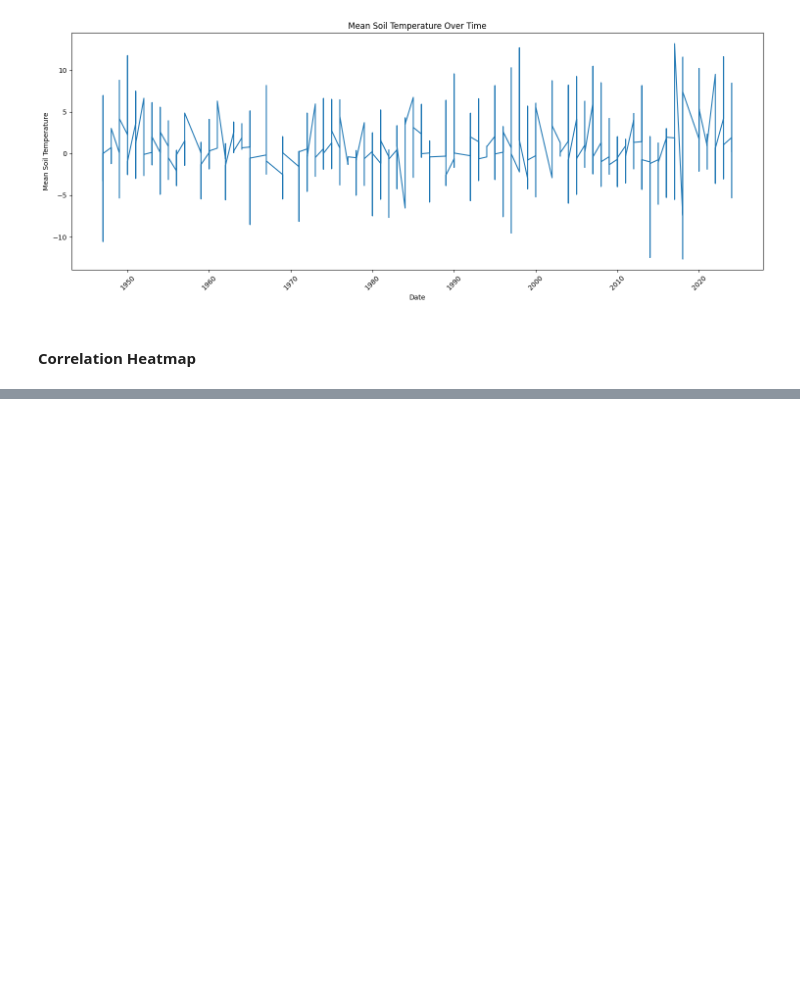
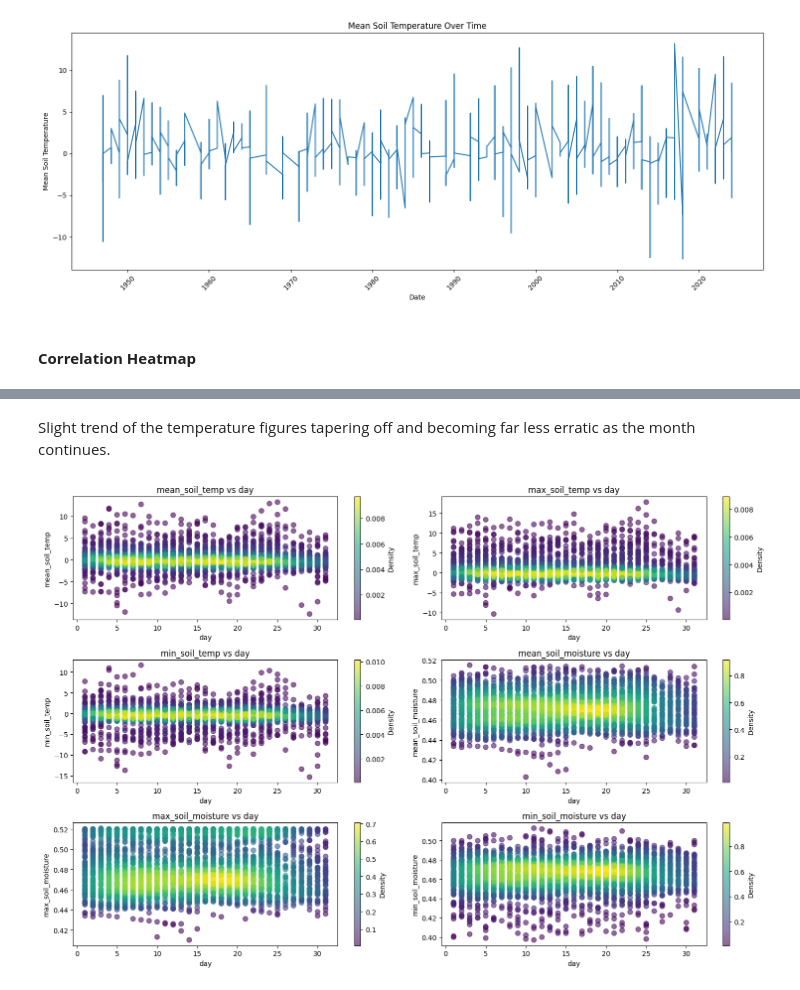
Before and after one commit to FranThe3rd/Spring-Predictor-ML, a Jupyter notebook: SpringPredictor.ipynb, the cells around one changed output, grey strips where cells are left out. Drawn from its saved outputs; the diff is of its cells as text; code cells hidden in the pictures; blank space fills up the shorter version.

```diff
--- a/SpringPredictor.ipynb
+++ b/SpringPredictor.ipynb
@@ -212,0 +222,27 @@ train_set, test_set = split_data()
+# %% [markdown]
+Slight trend of the temperature figures tapering off and becoming far less erratic as the month continues.
+# %%
+import matplotlib.pyplot as plt
+from scipy.stats import gaussian_kde
+
+mean_features = ["mean_soil_temp", "max_soil_temp", "min_soil_temp", "mean_soil_moisture", "max_soil_moisture", "min_soil_moisture"]
+plt.figure(figsize=(15, 10))
+for i, feature in enumerate(mean_features):
+    plt.subplot(3, 2, i+1)
+    x = data["day"]
+    y = data[feature]
+    xy = np.vstack([x, y])
+    z = gaussian_kde(xy)(xy)
+
+    scatter = plt.scatter(x, y, c=z, s=50, cmap='viridis', alpha=0.6)
+
+    plt.colorbar(scatter, label='Density')
+
+    plt.title(f"{feature} vs day")
+    plt.xlabel("day")
+    plt.ylabel(feature)
+
+plt.tight_layout()
+plt.show()
+# %% [output]
+[figure, added]
```
Also changed, not shown: parts of 11 cells of this notebook, 1 other file.
